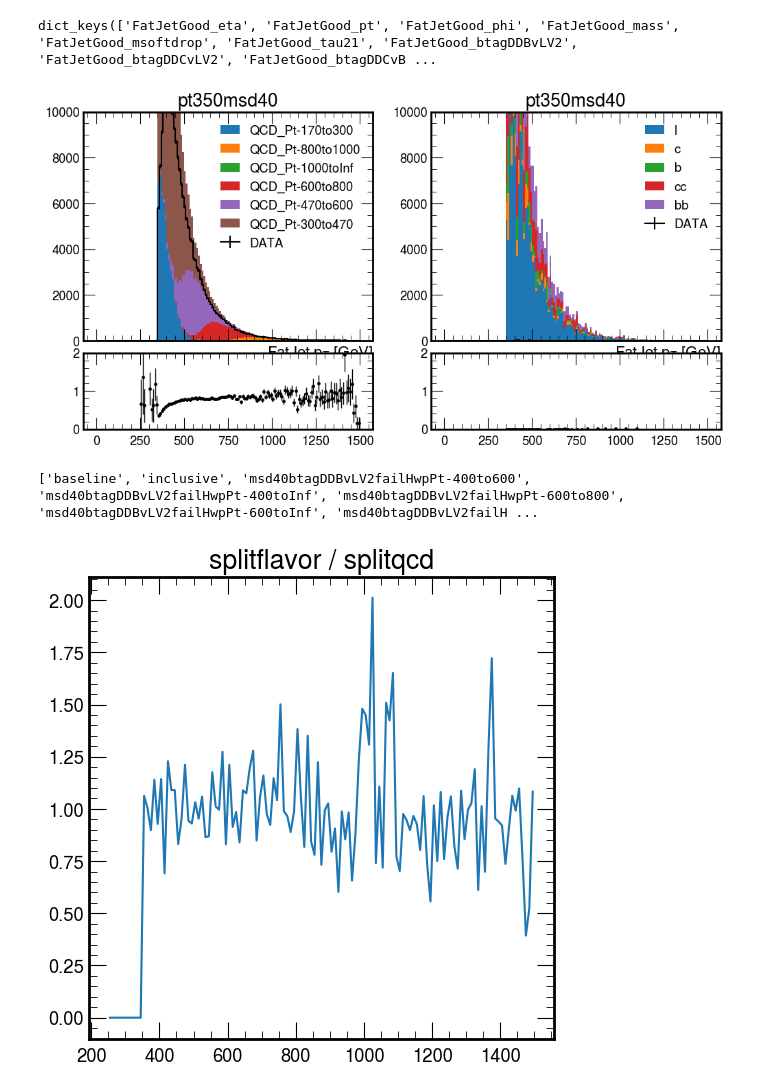
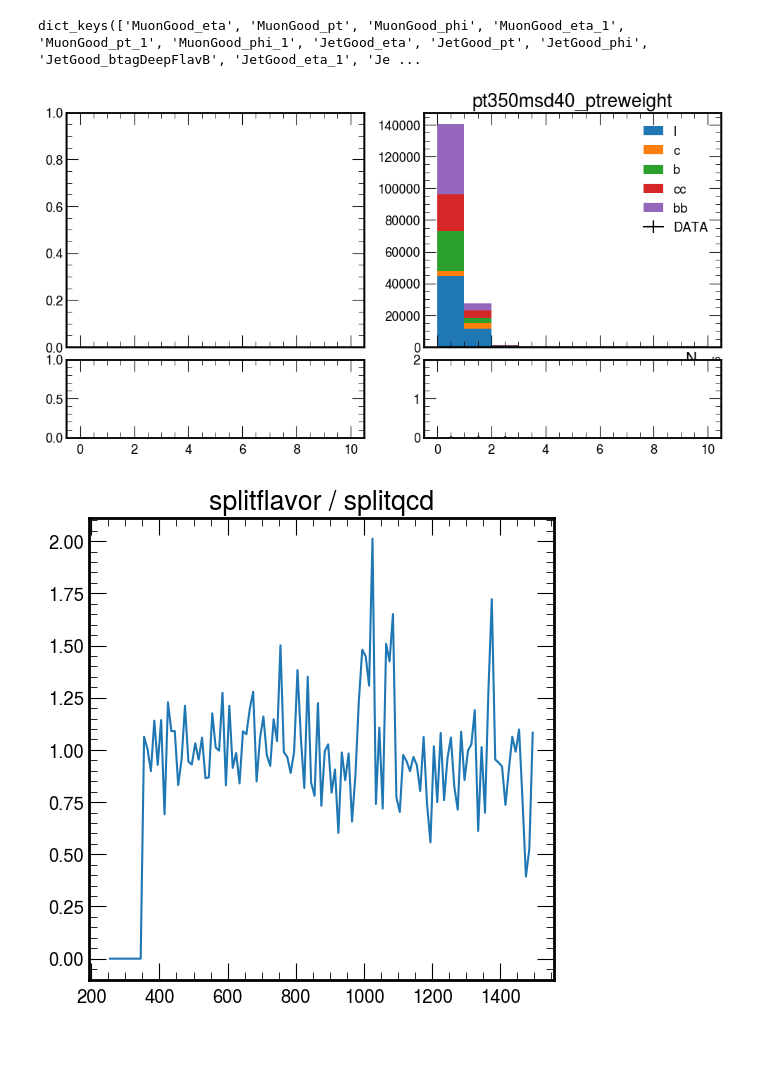
Before and after one commit to colizz/BTVNanoCommissioning, a Jupyter notebook: notebooks/plotting.ipynb, the cells around one changed output. Saved outputs shown, nothing was run; the diff lists cells and outputs as text; code cells hidden in the pictures; blank space fills up the shorter version.

```diff
--- a/notebooks/plotting.ipynb
+++ b/notebooks/plotting.ipynb
@@ -53,12 +53,17 @@ filename_qcd = "/work/mmarcheg/BTVNanoCommissioning/output/test/qcdsplit_v01/out
 # QCD split by flavor
 #filename_flavor = "/work/mmarcheg/BTVNanoCommissioning/output/test/fatjet_base_2018UL_v109/output.coffea"
 filename_flavor = "/work/mmarcheg/BTVNanoCommissioning/output/test/flavorsplit_v12/output.coffea"
+# Flavor split reweighted -lf 1
+filename_flavor = "/work/mmarcheg/BTVNanoCommissioning/output/test/flavorsplit_particleNetMD_Xbb_2017UL_v02/output.coffea"
 output_qcd = load(filename_qcd)
 output_flavor = load(filename_flavor)
 output_flavor['variables'].keys()
 # %% [output]
-dict_keys(['FatJetGood_eta', 'FatJetGood_pt', 'FatJetGood_phi', 'FatJetGood_mass', 'FatJetGood_msoftdrop', 'FatJetGood_tau21', 'FatJetGood_btagDDBvLV2', 'FatJetGood_btagDDCvLV2', 'FatJetGood_btagDDCvB ...
+dict_keys(['MuonGood_eta', 'MuonGood_pt', 'MuonGood_phi', 'MuonGood_eta_1', 'MuonGood_pt_1', 'MuonGood_phi_1', 'JetGood_eta', 'JetGood_pt', 'JetGood_phi', 'JetGood_btagDeepFlavB', 'JetGood_eta_1', 'Je ...
 # %%
+histname = 'nmusj_fatjet2'
+year = '2017'
+
 fig, (axes, raxes) = plt.subplots(2, 2, figsize=(12, 6), gridspec_kw={"height_ratios": (3, 1)}, sharex=True)
 fig.subplots_adjust(hspace=.08)
 
@@ -70,50 +75,50 @@ axes_dict = {
 }
 
 for splitmode, output in zip(['qcd', 'flavor'], [output_qcd, output_flavor]):
+    if splitmode == 'qcd' : continue
     ax, rax = axes_dict[splitmode]
-    h = output['variables']['FatJetGood_pt_1']
+    h = output['variables'][histname]
     samples = h.keys()
     samples_data = list(filter(lambda d : 'DATA' in d, samples))
     samples_mc   = list(filter(lambda d : 'DATA' not in d, samples))
 
     h_mc = h[samples_mc[0]]
 
     dense_axis = dense_axes(h_mc)[0]
     years      = get_axis_items(h_mc, 'year')
     categories = get_axis_items(h_mc, 'cat')
     variations = get_axis_items(h_mc, 'variation')
 
     if len(samples_data) == 0:
         isMC = True
     else:
         isMC = False
 
-    cat = 'pt350msd40'
-    slicing_mc   = {'year' : '2018', 'cat' : cat, 'variation' : 'nominal'}
+    cat = 'pt350msd40_ptreweight'
+    slicing_mc   = {'year' : year, 'cat' : cat, 'variation' : 'nominal'}
     dict_mc   = {d : h[d][slicing_mc] for d in samples_mc}
     stack_mc = hist.Stack.from_dict(dict_mc)
     x = stack_mc.axes[0].centers
     if not isMC:
-        slicing_data = {'year' : '2018', 'cat' : cat}
+        slicing_data = {'year' : year, 'cat' : cat}
         dict_data = {d : h[d][slicing_data] for d in samples_data}
         stack_data = hist.Stack.from_dict(dict_data)
     stack_mc.plot(stack=True, histtype='fill', ax=ax)
     stack_data.plot(stack=True, color='black', ax=ax)
     mc_yield[splitmode] = stack_sum(stack_mc).values()
     ratio, unc = get_ratio(stack_data, stack_mc)
     rax.errorbar(x, ratio, unc, linewidth=0, marker='.', markersize=5, elinewidth=1, color='black')
-    #ax.set_xlim(0,500)
-    ax.set_ylim(0,10**4)
+    #ax.set_xlim(250,500)
+    #ax.set_ylim(0,2*10**4)
     rax.set_ylim(0,2)
+    #rax.errorbar(x, correction(x), linewidth=0, marker='x', markersize=5, elinewidth=1, color='red')
     #ax.set_yscale("log")
     ax.set_title(cat)
     ax.legend(loc="upper right");
 # %% [output]
-[figure, old version]
+[figure, new version]
 # %%
 print(categories)
-# %% [output]
-['baseline', 'inclusive', 'msd40btagDDBvLV2failHwpPt-400to600', 'msd40btagDDBvLV2failHwpPt-400toInf', 'msd40btagDDBvLV2failHwpPt-600to800', 'msd40btagDDBvLV2failHwpPt-600toInf', 'msd40btagDDBvLV2failH ...
 # %%
 fig_mc, ax_mc = plt.subplots(1, 1, figsize=(6, 6))
 
```
Also changed, not shown: parts of 6 cells of this notebook, 1 other file.
